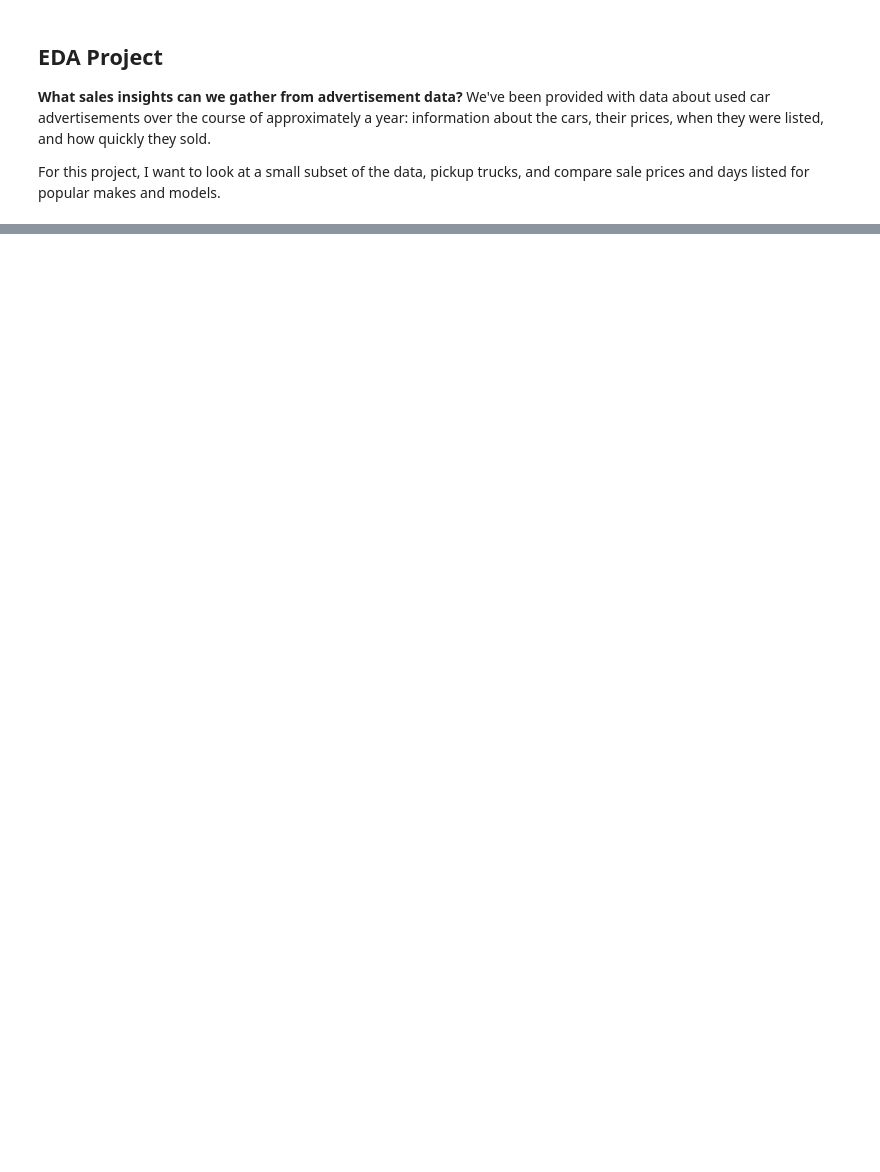
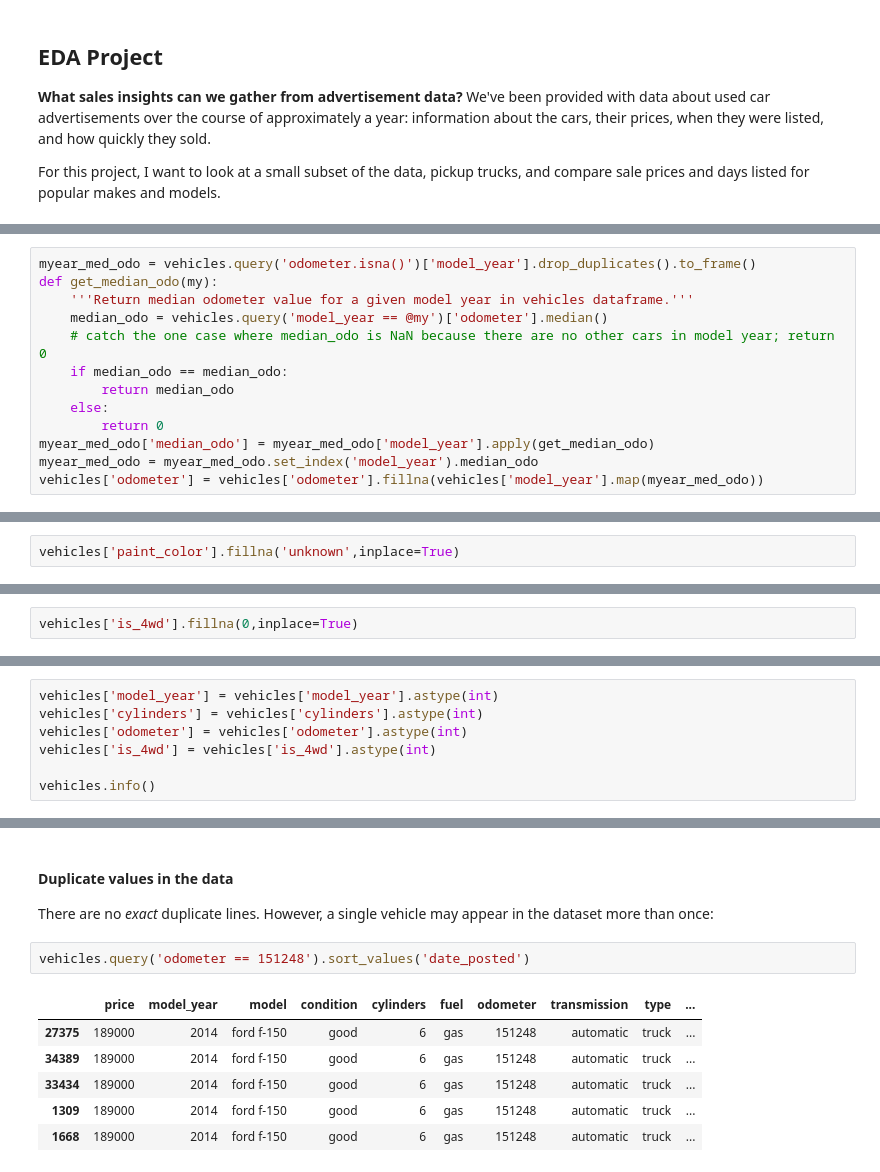
Before and after one commit to j11l/sprint-4-project, a Jupyter notebook: notebooks/EDA.ipynb, the cells around one changed output, grey strips where cells are left out. Saved outputs shown, nothing was run; the diff lists cells and outputs as text; blank space fills up the shorter version.

Commit message:
major data cleanup, notebook rework, revised streamlit app

```diff
--- a/notebooks/EDA.ipynb
+++ b/notebooks/EDA.ipynb
@@ -41,0 +111,13 @@ I want to look only at certain models, but there are some duplicates and variati
+# %%
+myear_med_odo = vehicles.query('odometer.isna()')['model_year'].drop_duplicates().to_frame()
+def get_median_odo(my):
+    '''Return median odometer value for a given model year in vehicles dataframe.'''
+    median_odo = vehicles.query('model_year == @my')['odometer'].median()
+    # catch the one case where median_odo is NaN because there are no other cars in model year; return 0
+    if median_odo == median_odo:
+        return median_odo
+    else:
+        return 0
+myear_med_odo['median_odo'] = myear_med_odo['model_year'].apply(get_median_odo)
+myear_med_odo = myear_med_odo.set_index('model_year').median_odo
+vehicles['odometer'] = vehicles['odometer'].fillna(vehicles['model_year'].map(myear_med_odo))
@@ -41,0 +164,2 @@ I want to look only at certain models, but there are some duplicates and variati
+# %%
+vehicles['paint_color'].fillna('unknown',inplace=True)
@@ -41,0 +168,2 @@ I want to look only at certain models, but there are some duplicates and variati
+# %%
+vehicles['is_4wd'].fillna(0,inplace=True)
@@ -41,0 +172,7 @@ I want to look only at certain models, but there are some duplicates and variati
+# %%
+vehicles['model_year'] = vehicles['model_year'].astype(int)
+vehicles['cylinders'] = vehicles['cylinders'].astype(int)
+vehicles['odometer'] = vehicles['odometer'].astype(int)
+vehicles['is_4wd'] = vehicles['is_4wd'].astype(int)
+
+vehicles.info()
@@ -41,0 +200,13 @@ I want to look only at certain models, but there are some duplicates and variati
+# %% [markdown]
+#### Duplicate values in the data
+
+There are no *exact* duplicate lines. However, a single vehicle may appear in the dataset more than once:
+# %%
+vehicles.query('odometer == 151248').sort_values('date_posted')
+# %% [output]
+|  | price | model_year | model | condition | cylinders | fuel | odometer | transmission | type | ... |
+| 27375 | 189000 | 2014 | ford f-150 | good | 6 | gas | 151248 | automatic | truck | ... |
+| 34389 | 189000 | 2014 | ford f-150 | good | 6 | gas | 151248 | automatic | truck | ... |
+| 33434 | 189000 | 2014 | ford f-150 | good | 6 | gas | 151248 | automatic | truck | ... |
+| 1309 | 189000 | 2014 | ford f-150 | good | 6 | gas | 151248 | automatic | truck | ... |
+| 1668 | 189000 | 2014 | ford f-150 | good | 6 | gas | 151248 | automatic | truck | ... |
```
Also changed, not shown: parts of 40 cells of this notebook, 2 other files.
